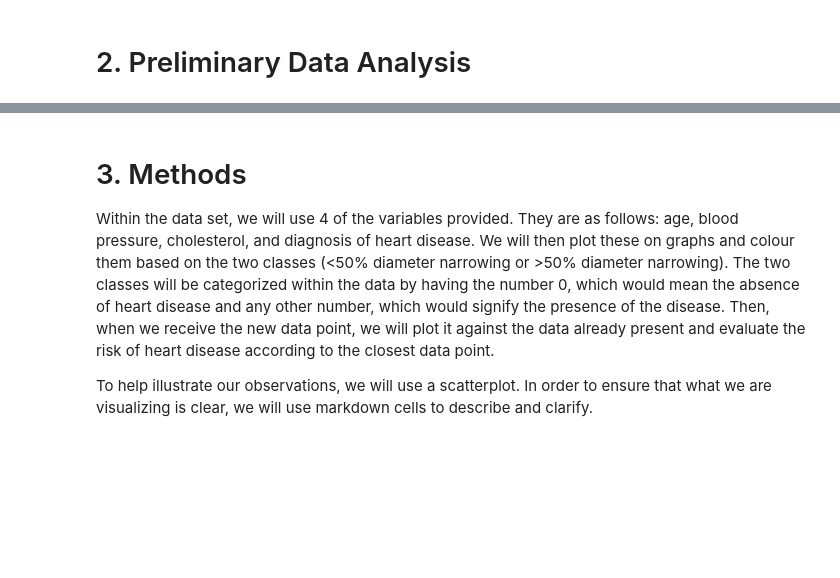
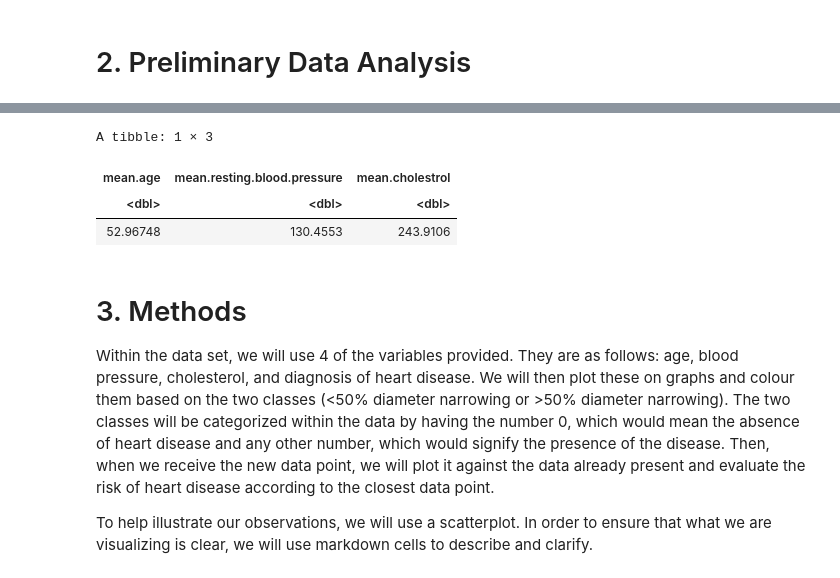
Before and after one commit to VivaanWadhwa/Heart_Disease_Prediction, a Jupyter notebook: Project_Proposal.ipynb, the cells around one changed output, grey strips where cells are left out. Drawn from its saved outputs; the diff is of its cells as text; code cells hidden in the pictures; blank space fills up the shorter version.

```diff
--- a/Project_Proposal.ipynb
+++ b/Project_Proposal.ipynb
@@ -16,0 +86,7 @@ Through comparisons, these data points would assist in anticipating a prognosis
+# %%
+set.seed(1) ## DO NOT CHANGE
+
+## splitting into training and testing data
+data_split <- initial_split(tidy_data, prop = 0.75, strata = likelihood)
+data_train <- training(data_split)
+data_test <- testing(data_split)
@@ -17,3 +104,19 @@ Through comparisons, these data points would assist in anticipating a prognosis
+# %%
+##Average Values of all predictors for observations with "absent"
+
+data_absent_mean <- data_train |>
+        filter(likelihood == "Absent") |>
+        summarize(across(age:cholestrol, mean)) |>
+         rename("mean.age" = "age",
+                           "mean.resting.blood.pressure" = "resting.blood.pressure" ,
+                           "mean.cholestrol" = "cholestrol")
+
+data_absent_mean
+# %% [output]
+A tibble: 1 × 3
+| mean.age | mean.resting.blood.pressure | mean.cholestrol |
+| <dbl> | <dbl> | <dbl> |
+| 52.96748 | 130.4553 | 243.9106 |
 # %% [markdown]
 # 3. Methods
 
```
Also changed, not shown: parts of 3 cells of this notebook, 1 other file.
